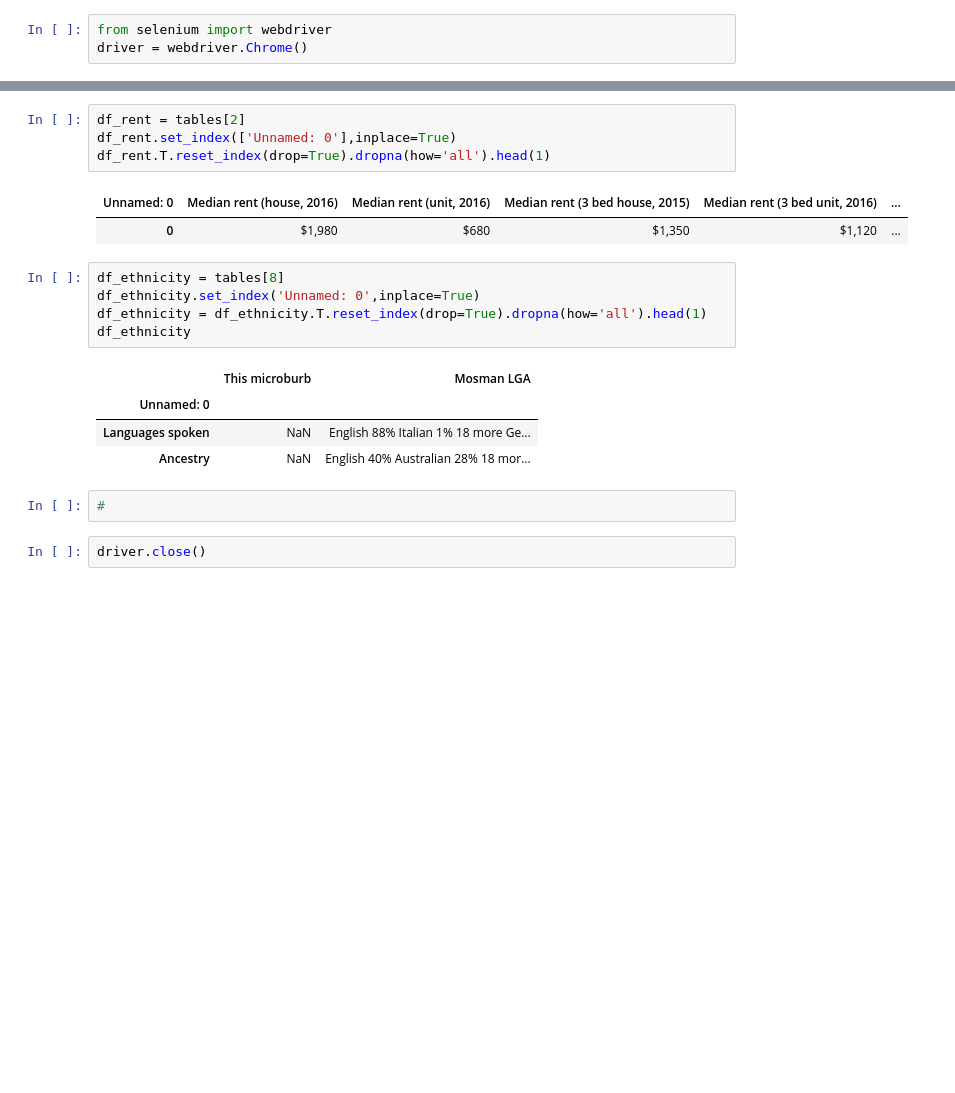
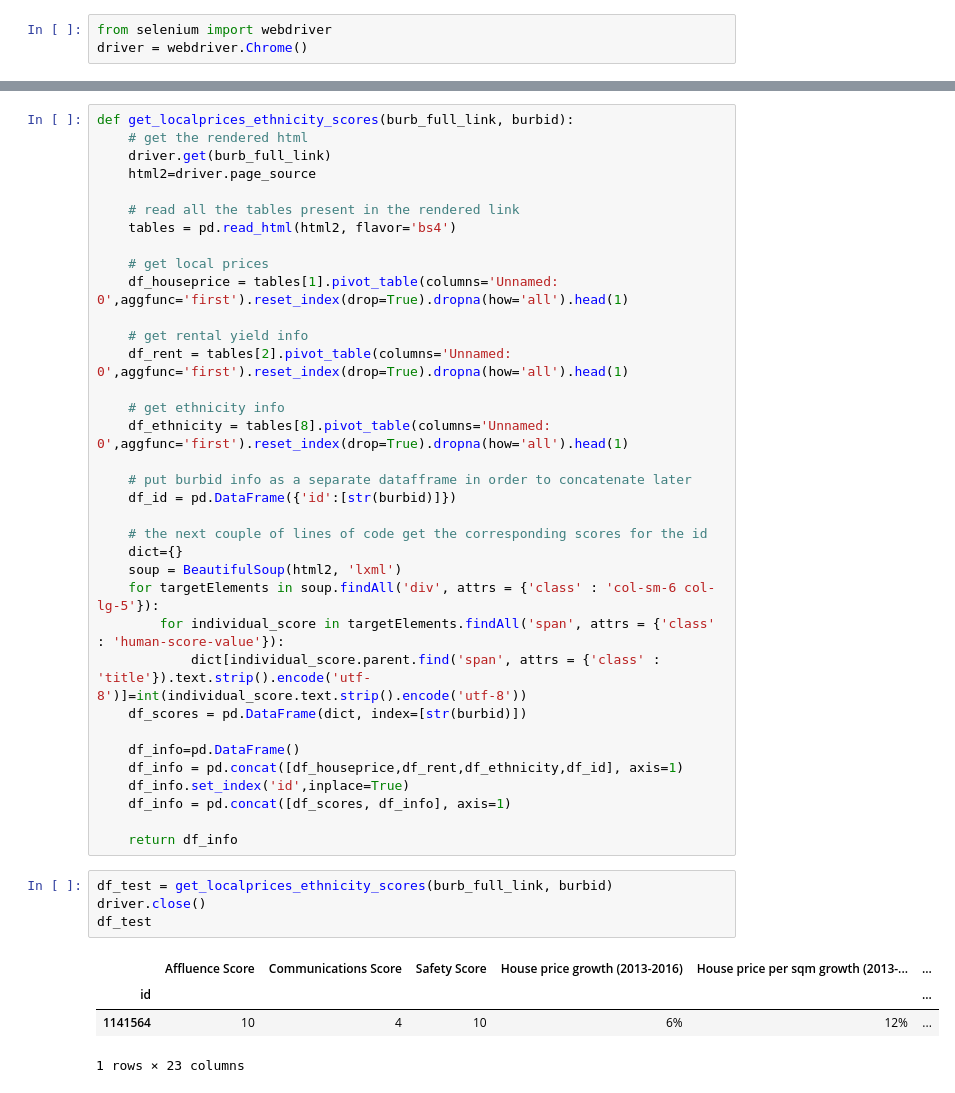
Before and after one commit to vivekbharadwaj/web_scraping, a Jupyter notebook: 00_sydney_suburb_analysis.ipynb, the cells around one changed output, grey strips where cells are left out. Saved outputs shown, nothing was run; the diff lists cells and outputs as text; blank space fills up the shorter version.

Commit message:
got a function with pdread_html working

```diff
--- a/00_sydney_suburb_analysis.ipynb
+++ b/00_sydney_suburb_analysis.ipynb
@@ -267,21 +258,44 @@ df_houseprice.T.reset_index(drop=True).dropna(how='all').head(1)
-# %%
-df_rent = tables[2]
-df_rent.set_index(['Unnamed: 0'],inplace=True)
-df_rent.T.reset_index(drop=True).dropna(how='all').head(1)
-# %% [output]
-| Unnamed: 0 | Median rent (house, 2016) | Median rent (unit, 2016) | Median rent (3 bed house, 2015) | Median rent (3 bed unit, 2016) | ... |
-| 0 | $1,980 | $680 | $1,350 | $1,120 | ... |
-# %%
-df_ethnicity = tables[8]
-df_ethnicity.set_index('Unnamed: 0',inplace=True)
-df_ethnicity = df_ethnicity.T.reset_index(drop=True).dropna(how='all').head(1)
-df_ethnicity
-# %% [output]
-|  | This microburb | Mosman LGA |
-| Unnamed: 0 |  |  |
-| Languages spoken | NaN | English 88% Italian 1% 18 more Ge... |
-| Ancestry | NaN | English 40% Australian 28% 18 mor... |
-# %%
-#
-# %%
-driver.close()
+# %%
+def get_localprices_ethnicity_scores(burb_full_link, burbid):
+    # get the rendered html
+    driver.get(burb_full_link)
+    html2=driver.page_source
+
+    # read all the tables present in the rendered link
+    tables = pd.read_html(html2, flavor='bs4')
+
+    # get local prices
+    df_houseprice = tables[1].pivot_table(columns='Unnamed: 0',aggfunc='first').reset_index(drop=True).dropna(how='all').head(1)
+
+    # get rental yield info
+    df_rent = tables[2].pivot_table(columns='Unnamed: 0',aggfunc='first').reset_index(drop=True).dropna(how='all').head(1)
+
+    # get ethnicity info
+    df_ethnicity = tables[8].pivot_table(columns='Unnamed: 0',aggfunc='first').reset_index(drop=True).dropna(how='all').head(1)
+
+    # put burbid info as a separate datafframe in order to concatenate later
+    df_id = pd.DataFrame({'id':[str(burbid)]})
+
+    # the next couple of lines of code get the corresponding scores for the id
+    dict={}
+    soup = BeautifulSoup(html2, 'lxml')
+    for targetElements in soup.findAll('div', attrs = {'class' : 'col-sm-6 col-lg-5'}):
+        for individual_score in targetElements.findAll('span', attrs = {'class' : 'human-score-value'}):
+            dict[individual_score.parent.find('span', attrs = {'class' : 'title'}).text.strip().encode('utf-8')]=int(individual_score.text.strip().encode('utf-8'))
+    df_scores = pd.DataFrame(dict, index=[str(burbid)])
+
+    df_info=pd.DataFrame()
+    df_info = pd.concat([df_houseprice,df_rent,df_ethnicity,df_id], axis=1)
+    df_info.set_index('id',inplace=True)
+    df_info = pd.concat([df_scores, df_info], axis=1)
+
+    return df_info
+# %%
+df_test = get_localprices_ethnicity_scores(burb_full_link, burbid)
+driver.close()
+df_test
+# %% [output]
+|  | Affluence Score | Communications Score | Safety Score | House price growth (2013-2016) | House price per sqm growth (2013-... | ... |
+| id |  |  |  |  |  | ... |
+| 1141564 | 10 | 4 | 10 | 6% | 12% | ... |
+1 rows × 23 columns
```
Also changed, not shown: parts of 6 cells of this notebook.
